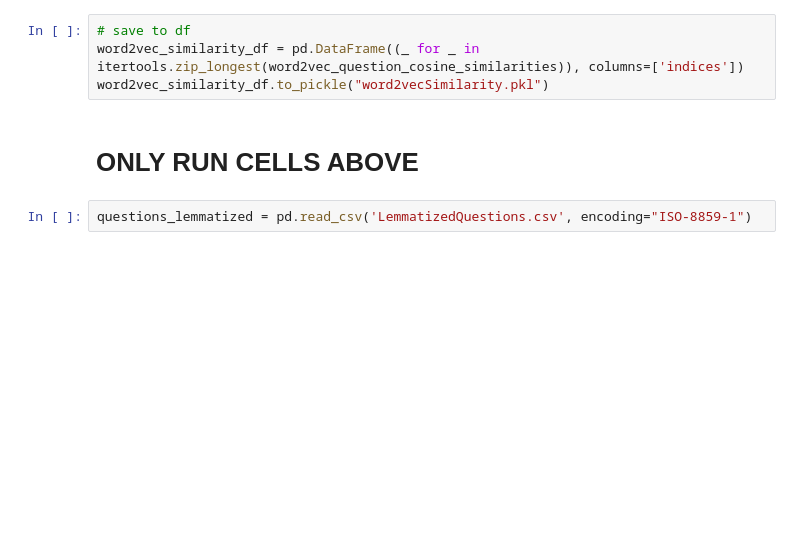
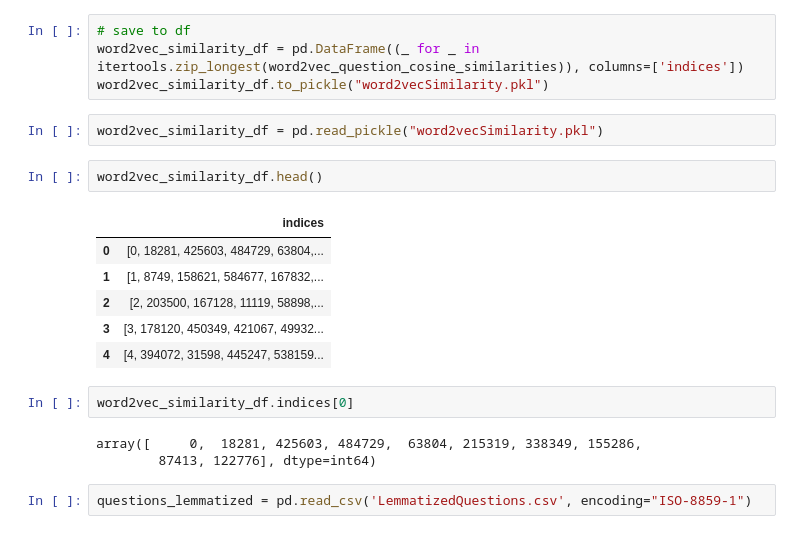
Before and after one commit to tjann/dmafinal, a Jupyter notebook: question_similarity.ipynb, the cells around one changed output. Saved outputs shown, nothing was run; the diff lists cells and outputs as text; blank space fills up the shorter version.

```diff
--- a/question_similarity.ipynb
+++ b/question_similarity.ipynb
@@ -35,8 +86,22 @@ for i in range(len(combined_embedding)):
 # save to df
 word2vec_similarity_df = pd.DataFrame((_ for _ in itertools.zip_longest(word2vec_question_cosine_similarities)), columns=['indices'])
 word2vec_similarity_df.to_pickle("word2vecSimilarity.pkl")
-# %% [markdown]
-# ONLY RUN CELLS ABOVE
+# %%
+word2vec_similarity_df = pd.read_pickle("word2vecSimilarity.pkl")
+# %%
+word2vec_similarity_df.head()
+# %% [output]
+|  | indices |
+| 0 | [0, 18281, 425603, 484729, 63804,... |
+| 1 | [1, 8749, 158621, 584677, 167832,... |
+| 2 | [2, 203500, 167128, 11119, 58898,... |
+| 3 | [3, 178120, 450349, 421067, 49932... |
+| 4 | [4, 394072, 31598, 445247, 538159... |
+# %%
+word2vec_similarity_df.indices[0]
+# %% [output]
+array([     0,  18281, 425603, 484729,  63804, 215319, 338349, 155286,
+        87413, 122776], dtype=int64)
 # %%
 questions_lemmatized = pd.read_csv('LemmatizedQuestions.csv', encoding="ISO-8859-1")
 # %%
```
Also changed, not shown: parts of 13 cells of this notebook.
